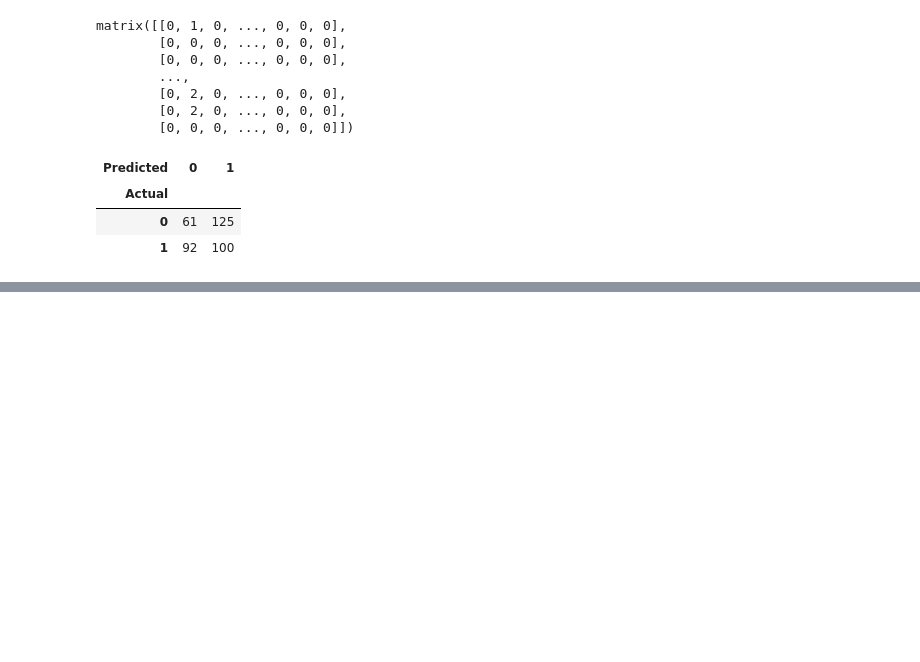
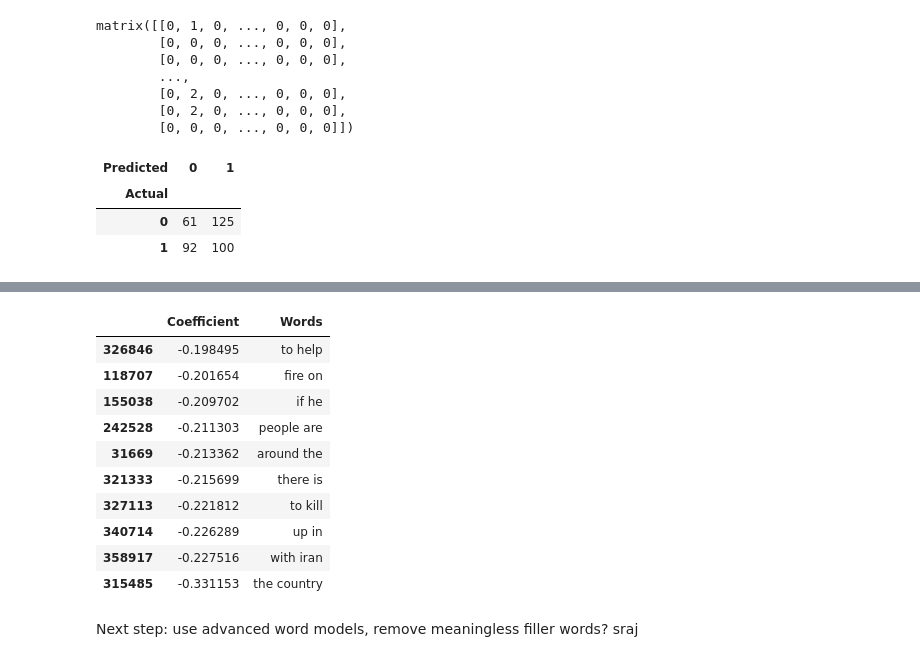
Before and after one commit to theoptips/portfolio, a Jupyter notebook: nlp/NLP_stock.ipynb, the cells around one changed output, grey strips where cells are left out. Cells and saved outputs as stored; diff of their text form; code cells hidden in the pictures; blank space fills up the shorter version.

```diff
--- a/nlp/NLP_stock.ipynb
+++ b/nlp/NLP_stock.ipynb
@@ -100,0 +177,16 @@ pd.crosstab(test["Label"], predictions, rownames=["Actual"], colnames=["Predicte
+# %%
+advcoeffdf.tail(10)
+# %% [output]
+|  | Coefficient | Words |
+| 326846 | -0.198495 | to help |
+| 118707 | -0.201654 | fire on |
+| 155038 | -0.209702 | if he |
+| 242528 | -0.211303 | people are |
+| 31669 | -0.213362 | around the |
+| 321333 | -0.215699 | there is |
+| 327113 | -0.221812 | to kill |
+| 340714 | -0.226289 | up in |
+| 358917 | -0.227516 | with iran |
+| 315485 | -0.331153 | the country |
+# %% [markdown]
+Next step: use advanced word models, remove meaningless filler words? sraj
```
Also changed, not shown: parts of 11 cells of this notebook.
